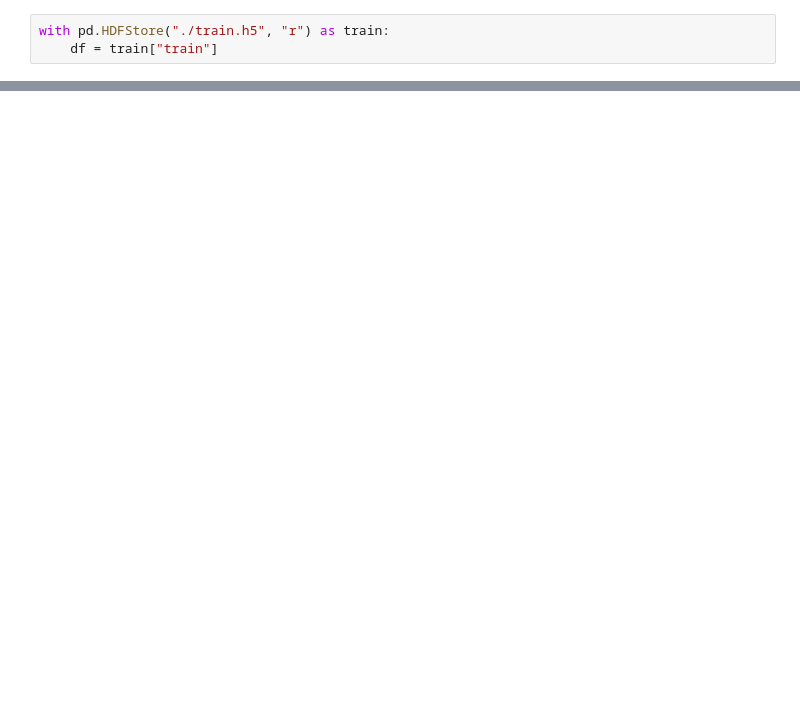
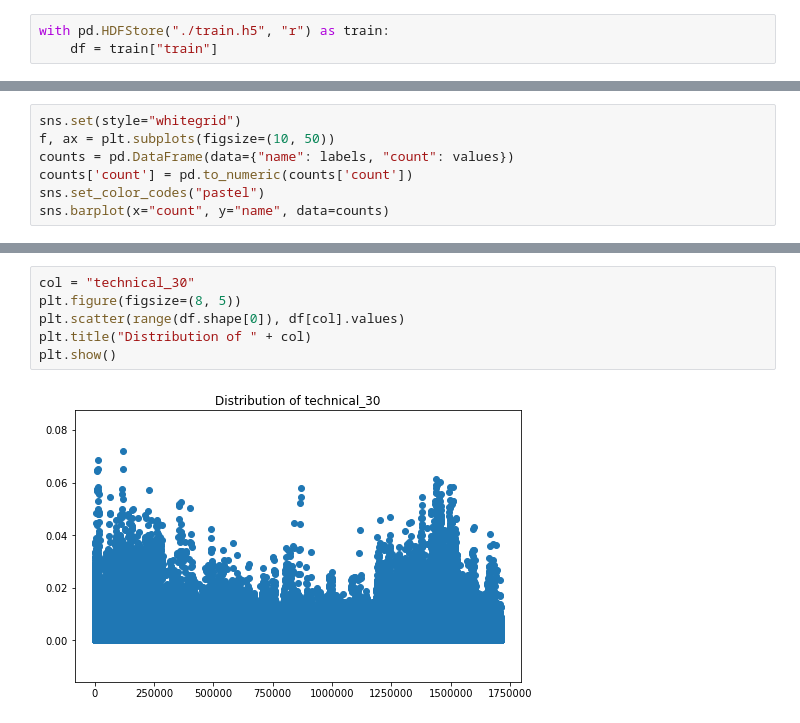
Before and after one commit to yukinagae/two_sigma_financial_modeling_challenge, a Jupyter notebook: eda.ipynb, the cells around one changed output, grey strips where cells are left out. Drawn from its saved outputs; the diff is of its cells as text; blank space fills up the shorter version.

Commit message:
more graphs

```diff
--- a/eda.ipynb
+++ b/eda.ipynb
@@ -21,0 +59,7 @@ df.describe()
+# %%
+sns.set(style="whitegrid")
+f, ax = plt.subplots(figsize=(10, 50))
+counts = pd.DataFrame(data={"name": labels, "count": values})
+counts['count'] = pd.to_numeric(counts['count'])
+sns.set_color_codes("pastel")
+sns.barplot(x="count", y="name", data=counts)
@@ -21,0 +69,8 @@ df.describe()
+# %%
+col = "technical_30"
+plt.figure(figsize=(8, 5))
+plt.scatter(range(df.shape[0]), df[col].values)
+plt.title("Distribution of " + col)
+plt.show()
+# %% [output]
+[figure, added]
```
Also changed, not shown: parts of 21 cells of this notebook.
